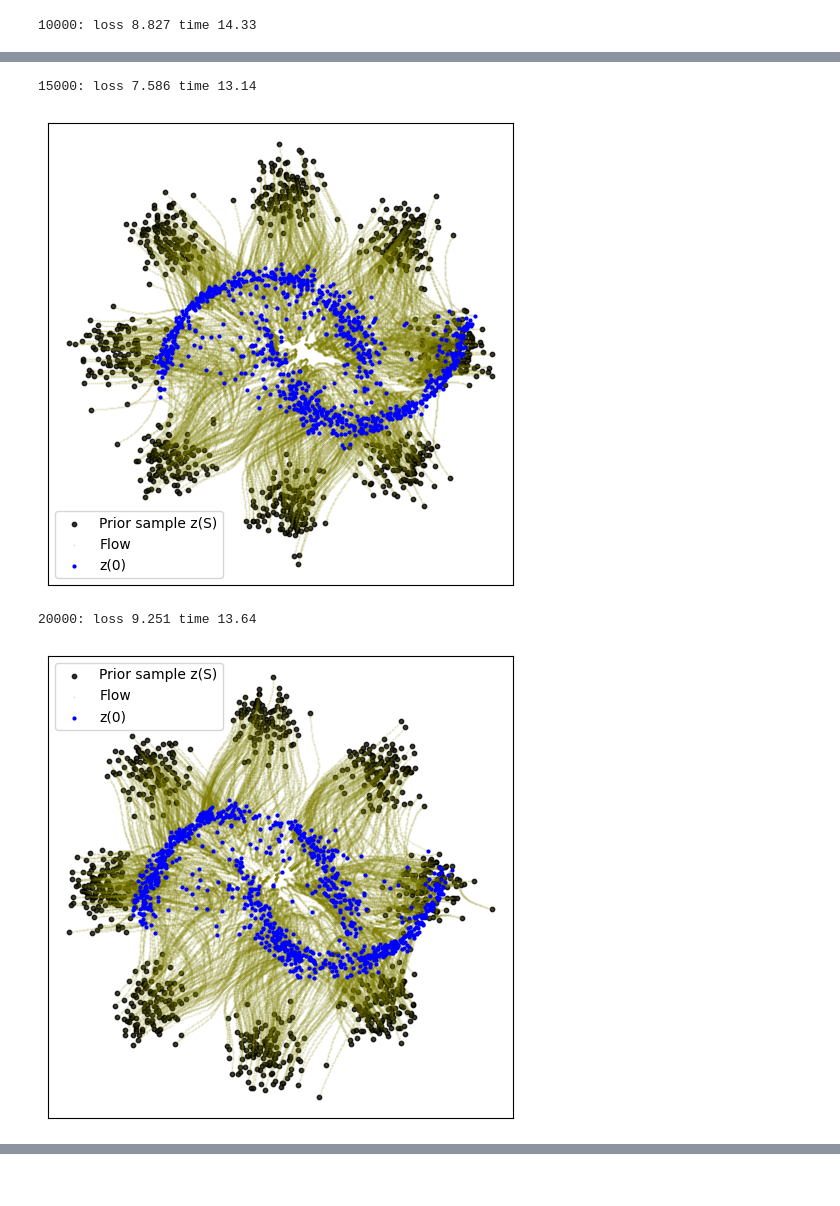
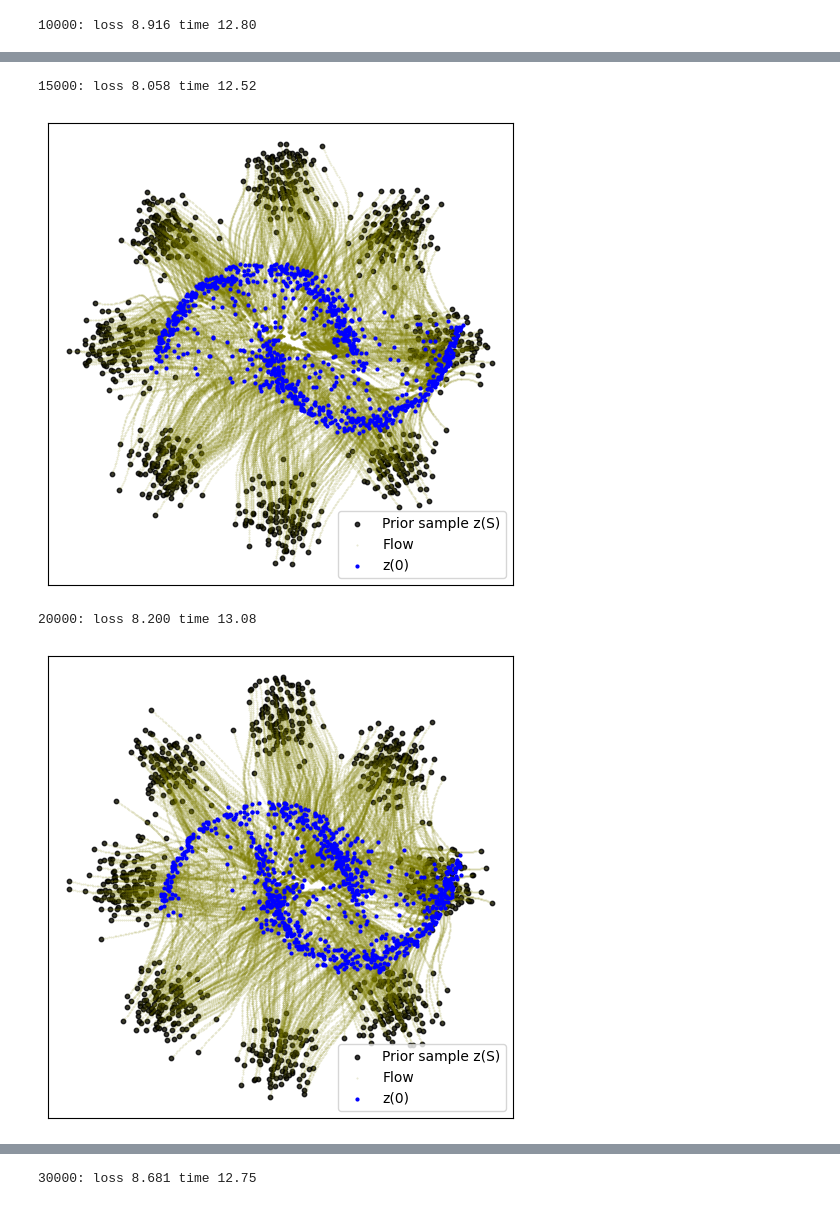
Before and after one commit to CaioDaumann/Zmmg_corrections, a Jupyter notebook: 2d_example.ipynb, the cells around one changed output, grey strips where cells are left out. Saved outputs shown, nothing was run; the diff lists cells and outputs as text; code cells hidden in the pictures.

```diff
--- a/2d_example.ipynb
+++ b/2d_example.ipynb
@@ -72,7 +74,7 @@ model = MLP(dim=dim, time_varying=True)
 optimizer = torch.optim.Adam(model.parameters())
 
 start = time.time()
-for k in range(20000):
+for k in range(30000):
     optimizer.zero_grad()
 
     x0 = sample_8gaussians(batch_size)
@@ -107 +109 @@ for k in range(20000):
-10000: loss 8.827 time 14.33
+10000: loss 8.916 time 12.80
@@ -109,4 +111,4 @@ for k in range(20000):
-15000: loss 7.586 time 13.14
+15000: loss 8.058 time 12.52
-[figure, old version]
+[figure, new version]
-20000: loss 9.251 time 13.64
+20000: loss 8.200 time 13.08
-[figure, old version]
+[figure, new version]
@@ -114,0 +117 @@ Wall time: 54.3 s
+30000: loss 8.681 time 12.75
```
Also changed, not shown: parts of 10 cells of this notebook.
